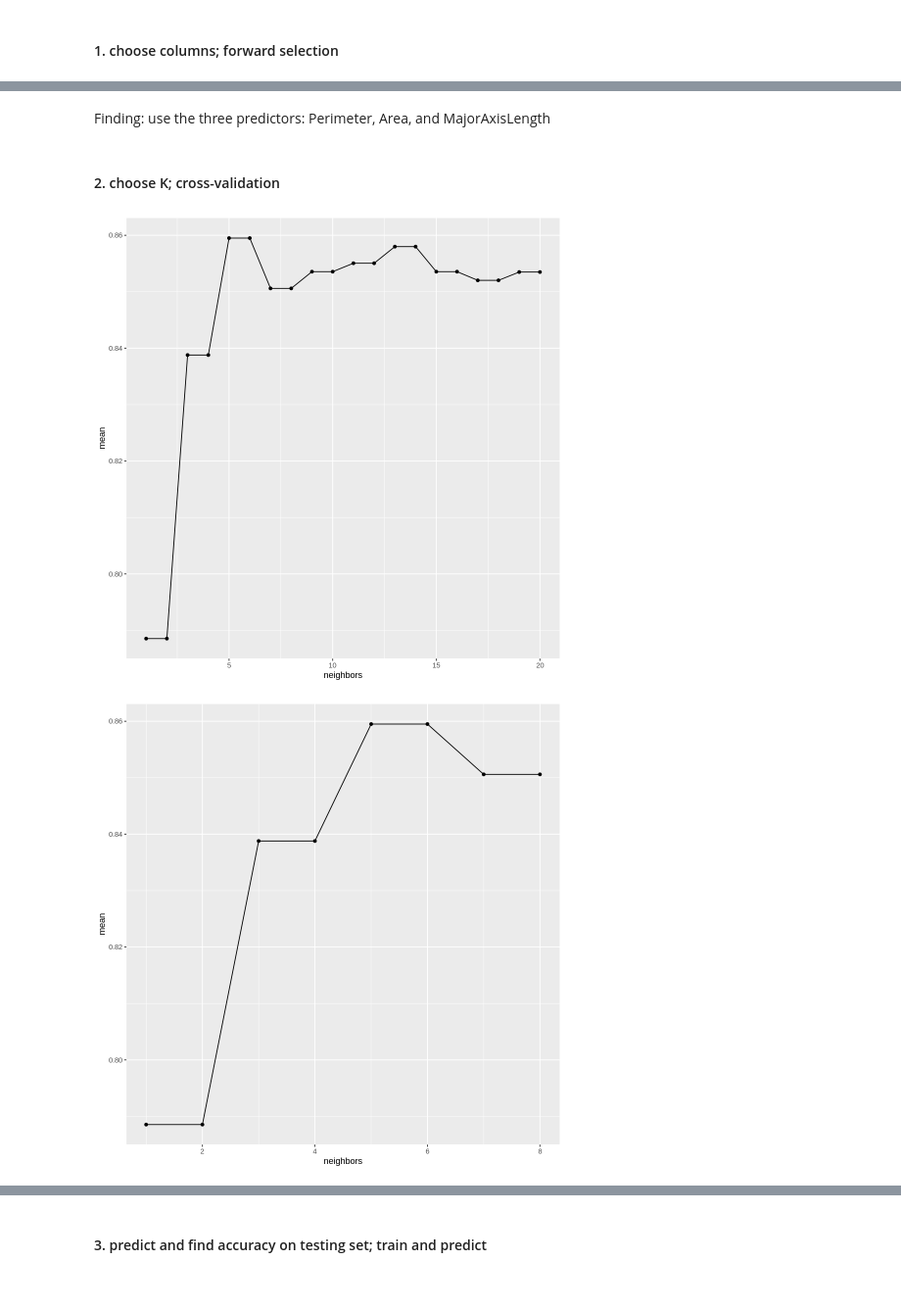
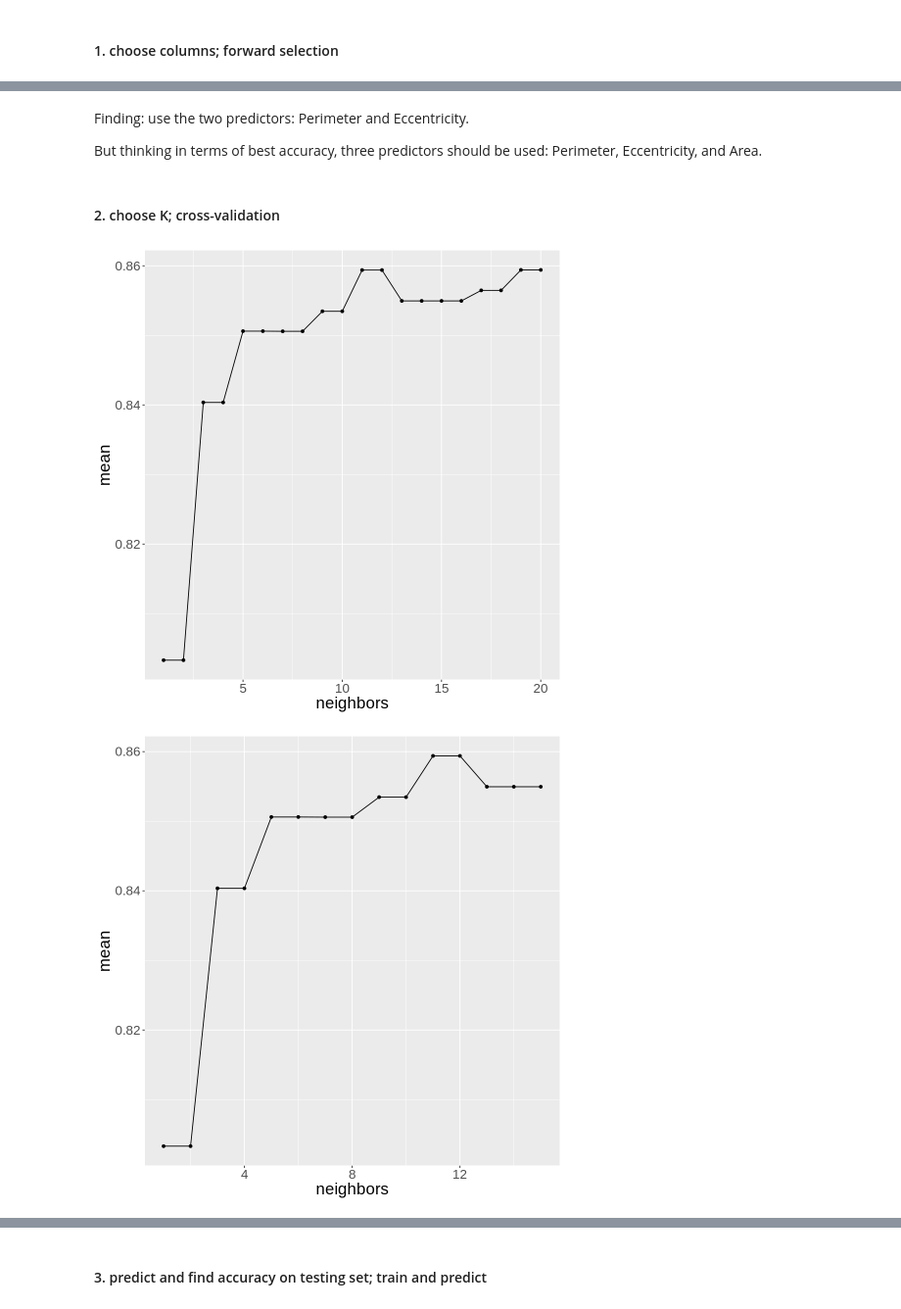
Before and after one commit to dylankim990/DSCI100_Group_1, a Jupyter notebook: MainDataAnalysis .ipynb, the cells around one changed output, grey strips where cells are left out. Shown at 98% size. Drawn from its saved outputs; the diff is of its cells as text; code cells hidden in the pictures.

```diff
--- a/MainDataAnalysis .ipynb
+++ b/MainDataAnalysis .ipynb
@@ -147,41 +124,43 @@ A tibble: 7 × 3
-# %% [markdown]
-Finding: use the three predictors: Perimeter, Area, and MajorAxisLength
+# %% [markdown]
+Finding: use the two predictors: Perimeter and Eccentricity.
+
+But thinking in terms of best accuracy, three predictors should be used: Perimeter, Eccentricity, and Area.
 # %% [markdown]
 #### 2. choose K; cross-validation
 # %%
 set.seed(5805)
 raisin_spec <- nearest_neighbor(weight_func = "rectangular", neighbors = tune()) %>%
     set_engine("kknn") %>%
     set_mode("classification")
 
-raisin_recipe <- recipe(Class ~ Perimeter + Area + MajorAxisLength, data = raisin_training) %>%
+raisin_recipe <- recipe(Class ~ Perimeter + Eccentricity + Area, data = raisin_training) %>%
     step_scale(all_predictors()) %>%
     step_center(all_predictors())
 #do I need scale? yes I need. Should I mention y I need the scale?
 
 onetotwenty <- tibble(neighbors = seq(1,20))
 raisin_vfold <- vfold_cv(raisin_training, v = 5, strata = Class)
 #should I justify y I am using 5 of v?
 
 raisin_workflow <- workflow() %>%
     add_recipe(raisin_recipe) %>%
     add_model(raisin_spec) %>%
     tune_grid(resamples = raisin_vfold, grid = onetotwenty) %>%
 #should I justify y I am using 10 ks?
     collect_metrics() %>%
     filter(.metric == "accuracy")
+
+ggplot(raisin_workflow, aes(x = neighbors, y = mean)) +
+    geom_point() +
+    geom_line() +
+    theme(text = element_text(size = 20))
+
+filtered_raisin_workflow <- filter(raisin_workflow, neighbors <= 15)
+ggplot(filtered_raisin_workflow, aes(x = neighbors, y = mean)) +
+    geom_point() +
+    geom_line() +
+    theme(text = element_text(size = 20))
+# %% [output]
+[figure, added]
+[figure, added]
-# %%
-#near 10, there is two peaks of accuracy which seems like a valid accuracy without increasing K furher. Zoom in through filtering Ks under 15
-#therefore, the K should 9.
-ggplot(raisin_workflow, aes(x = neighbors, y = mean)) +
-    geom_point() +
-    geom_line()
-
-filtered_raisin_workflow <- filter(raisin_workflow, neighbors <= 8)
-ggplot(filtered_raisin_workflow, aes(x = neighbors, y = mean)) +
-    geom_point() +
-    geom_line()
-# %% [output]
-[figure, removed]
-[figure, removed]
 # %% [markdown]
```
Also changed, not shown: parts of 6 cells of this notebook.
